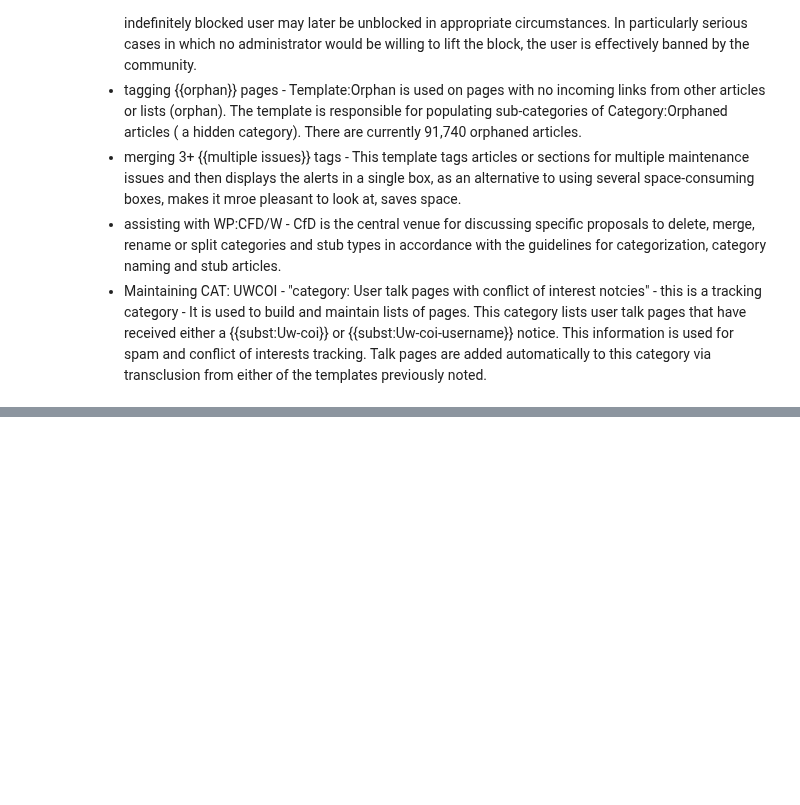
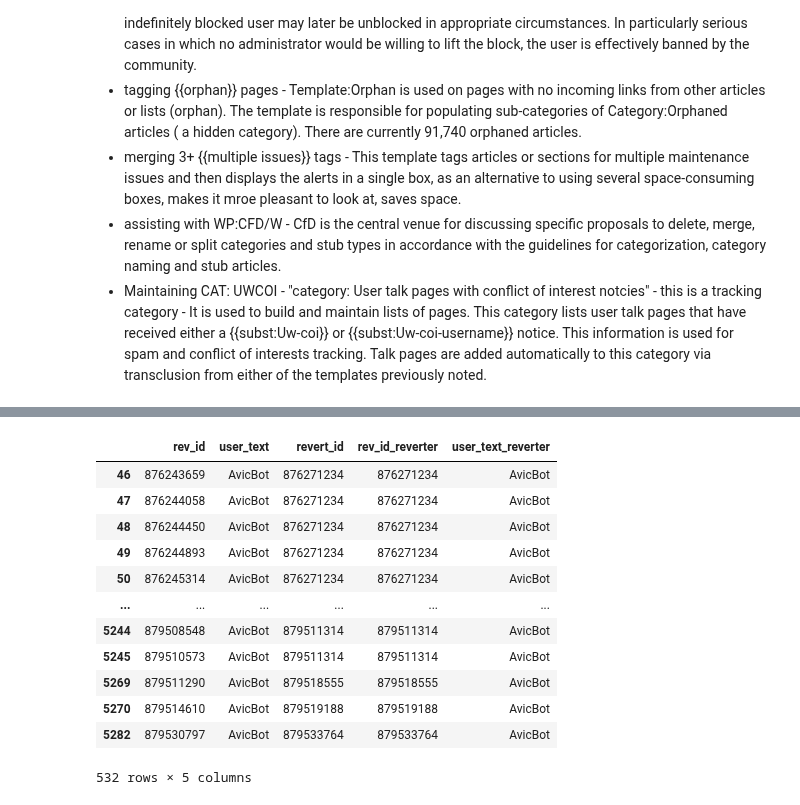
Before and after one commit to levon003/wiki-ores-feedback, a Jupyter notebook: reu2021/AvicBot.ipynb, the cells around one changed output, grey strips where cells are left out. Saved outputs shown, nothing was run; the diff lists cells and outputs as text; code cells hidden in the pictures; blank space fills up the shorter version.

```diff
--- a/reu2021/AvicBot.ipynb
+++ b/reu2021/AvicBot.ipynb
@@ -61,0 +163,16 @@ the REquests for approval for AvicBot was filed on February 7 2011, however the
+# %%
+bot_bot_reverts[bot_bot_reverts.user_text == "AvicBot"] #ALL SELF-REVERTS
+# %% [output]
+|  | rev_id | user_text | revert_id | rev_id_reverter | user_text_reverter |
+| 46 | 876243659 | AvicBot | 876271234 | 876271234 | AvicBot |
+| 47 | 876244058 | AvicBot | 876271234 | 876271234 | AvicBot |
+| 48 | 876244450 | AvicBot | 876271234 | 876271234 | AvicBot |
+| 49 | 876244893 | AvicBot | 876271234 | 876271234 | AvicBot |
+| 50 | 876245314 | AvicBot | 876271234 | 876271234 | AvicBot |
+| ... | ... | ... | ... | ... | ... |
+| 5244 | 879508548 | AvicBot | 879511314 | 879511314 | AvicBot |
+| 5245 | 879510573 | AvicBot | 879511314 | 879511314 | AvicBot |
+| 5269 | 879511290 | AvicBot | 879518555 | 879518555 | AvicBot |
+| 5270 | 879514610 | AvicBot | 879519188 | 879519188 | AvicBot |
+| 5282 | 879530797 | AvicBot | 879533764 | 879533764 | AvicBot |
+532 rows × 5 columns
```
Also changed, not shown: parts of 16 cells of this notebook, 1 other file.
